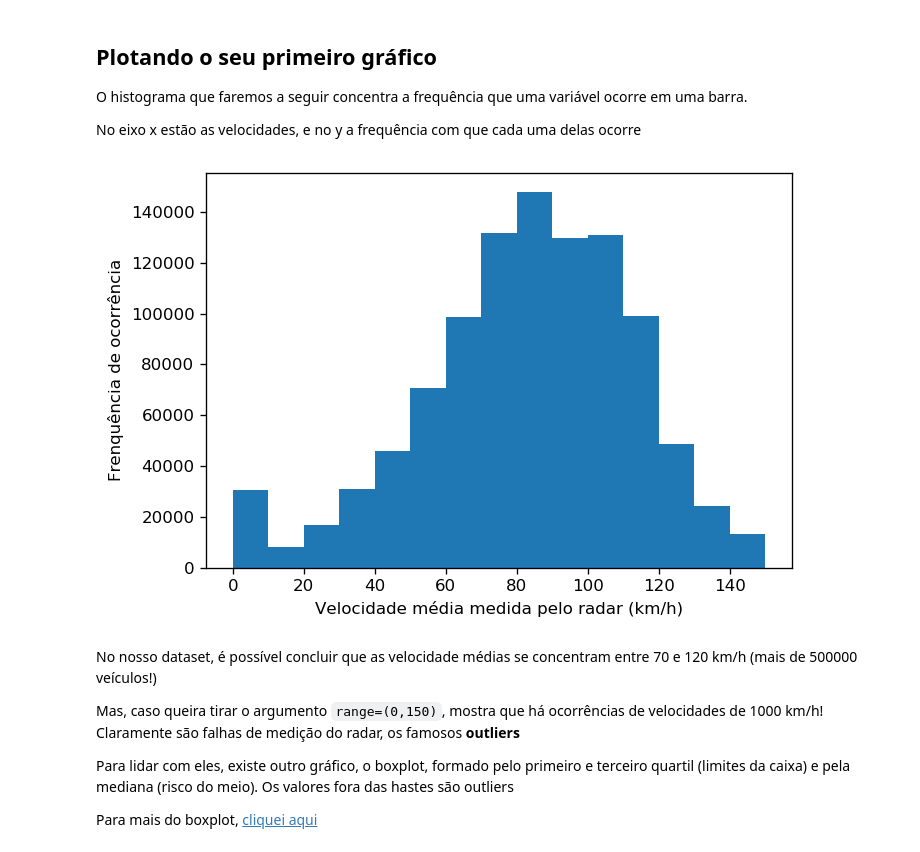
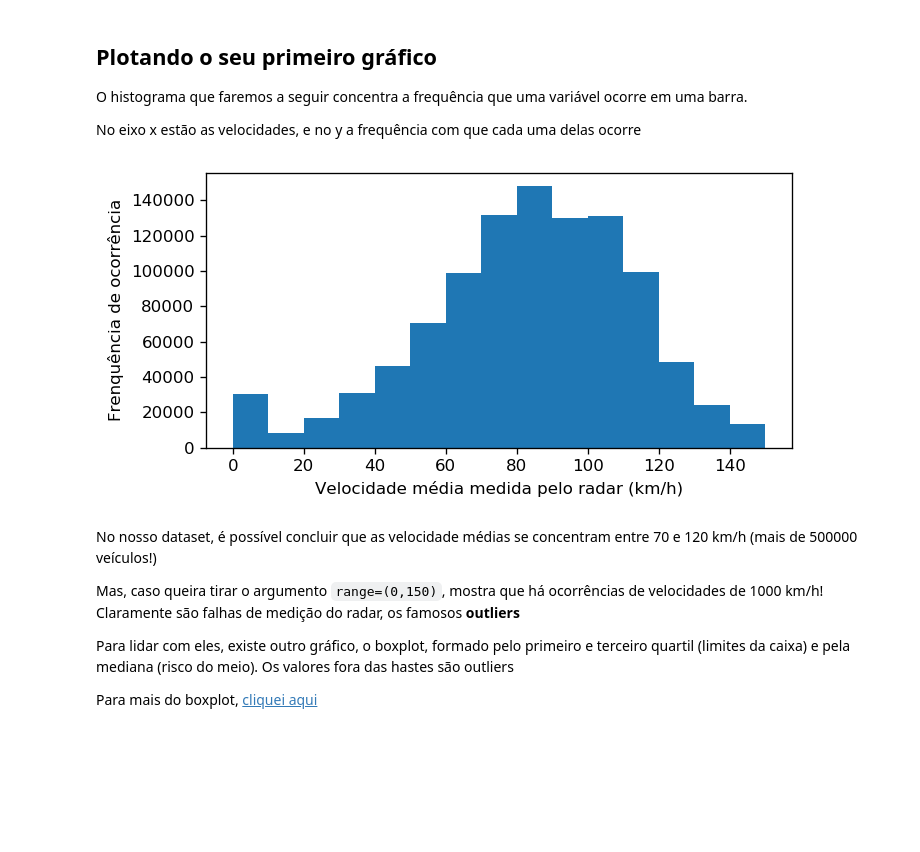
Before and after one commit to guilistocco/Laboratorio_ARIMA, a Jupyter notebook: Laboratorio_ARIMA_gabarito.ipynb, the cells around one changed output. Saved outputs shown, nothing was run; the diff lists cells and outputs as text; code cells hidden in the pictures; blank space fills up the shorter version.

```diff
--- a/Laboratorio_ARIMA_gabarito.ipynb
+++ b/Laboratorio_ARIMA_gabarito.ipynb
@@ -150,15 +150,15 @@ O histograma que faremos a seguir concentra a frequência que uma variável ocor
 
 No eixo x estão as velocidades, e no y a frequência com que cada uma delas ocorre
 # %%
-plt.rcParams.update({'figure.figsize':(6,4), 'figure.dpi':120})
+plt.rcParams.update({'figure.figsize':(6,3), 'figure.dpi':120})
 
 plt.hist(df['VelMed'],bins=15, range=(0,150)) # com df['VelMed'], estamos selecionando apenas essa coluna das 4
 plt.ylabel('Frenquência de ocorrência')
 plt.xlabel('Velocidade média medida pelo radar (km/h)')
 plt.tight_layout()
 plt.show()
 # %% [output]
-[figure, old version]
+[figure, new version]
 # %% [markdown]
 No nosso dataset, é possível concluir que as velocidade médias se concentram entre 70 e 120 km/h (mais de 500000 veículos!)
 
```
Also changed, not shown: parts of 5 cells of this notebook, 22 other files.
